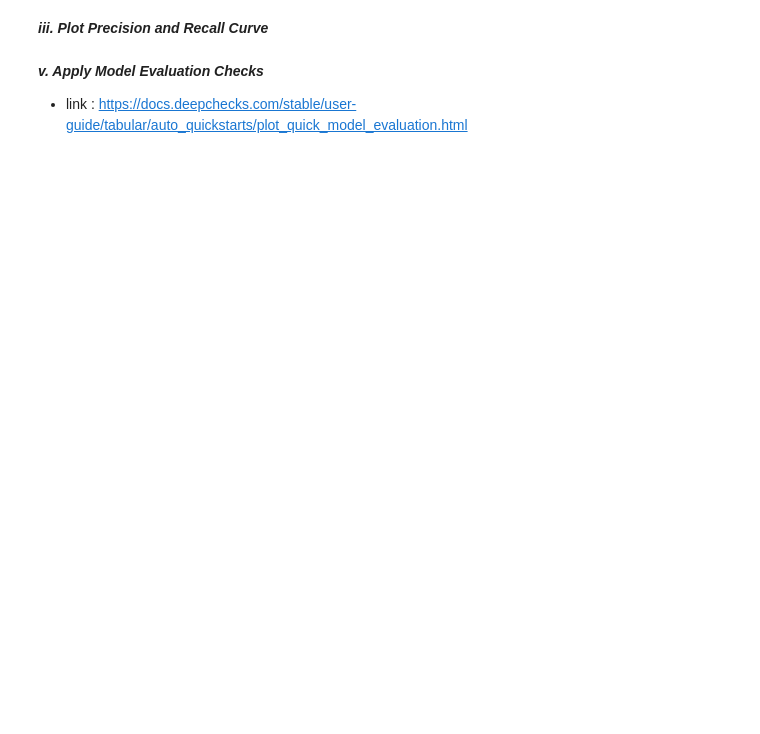
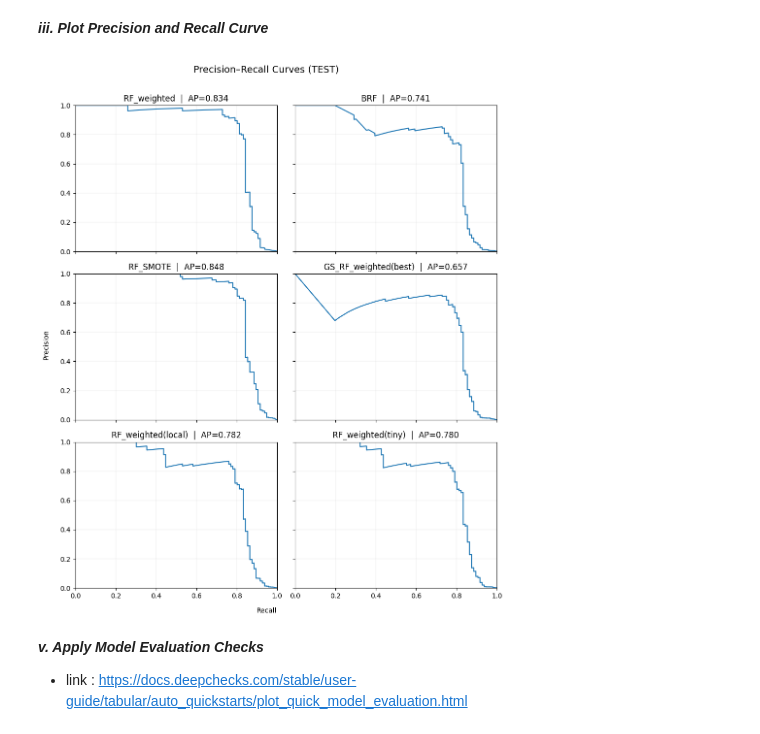
Before and after one commit to zaferyildirim-1/fraud-detection, a Jupyter notebook: Fraud Detection_Student_V5.ipynb, the cells around one changed output. Drawn from its saved outputs; the diff is of its cells as text; code cells hidden in the pictures; blank space fills up the shorter version.

```diff
--- a/Fraud Detection_Student_V5.ipynb
+++ b/Fraud Detection_Student_V5.ipynb
@@ -1815,5 +1855,46 @@ KeyboardInterrupt:
 # %% [markdown]
 ***iii. Plot Precision and Recall Curve***
+# %%
+import matplotlib.pyplot as plt
+from sklearn.metrics import precision_recall_curve, average_precision_score
+
+def _as_estimator(m):
+    # Use best_estimator_ if it's a GridSearchCV; otherwise use the model itself
+    return getattr(m, "best_estimator_", m)
+
+models = {
+    "RF_weighted": rf_weighted,
+    "BRF": brf,
+    "RF_SMOTE": rf_smote,
+    "GS_RF_weighted(best)": gs_rf_weighted,  # will use best_estimator_
+    "RF_weighted(local)": best_rf_local,
+    "RF_weighted(tiny)": best_rf_tiny,
+}
+
+fig, axes = plt.subplots(3, 2, figsize=(10, 12), sharex=True, sharey=True)
+axes = axes.flatten()
+
+for ax, (name, mdl) in zip(axes, models.items()):
+    est = _as_estimator(mdl)
+    # Get TEST probabilities
+    p_te = est.predict_proba(X_te)[:, 1]
+    prec, rec, _ = precision_recall_curve(y_te, p_te)
+    ap = average_precision_score(y_te, p_te)
+    ax.plot(rec, prec)
+    ax.set_title(f"{name}  |  AP={ap:.3f}")
+    ax.grid(True, linewidth=0.3, alpha=0.5)
+
+for ax in axes:
+    ax.set_xlim(0, 1)
+    ax.set_ylim(0, 1)
+
+fig.suptitle("Precision–Recall Curves (TEST)", fontsize=14)
+fig.text(0.5, 0.04, "Recall", ha="center")
+fig.text(0.04, 0.5, "Precision", va="center", rotation="vertical")
+plt.tight_layout(rect=[0.06, 0.05, 1, 0.97])
+plt.show()
+# %% [output]
+[figure, added]
 # %% [markdown]
 ***v. Apply Model Evaluation Checks***
 * link : https://docs.deepchecks.com/stable/user-guide/tabular/auto_quickstarts/plot_quick_model_evaluation.html
```
Also changed, not shown: parts of 75 cells of this notebook.
